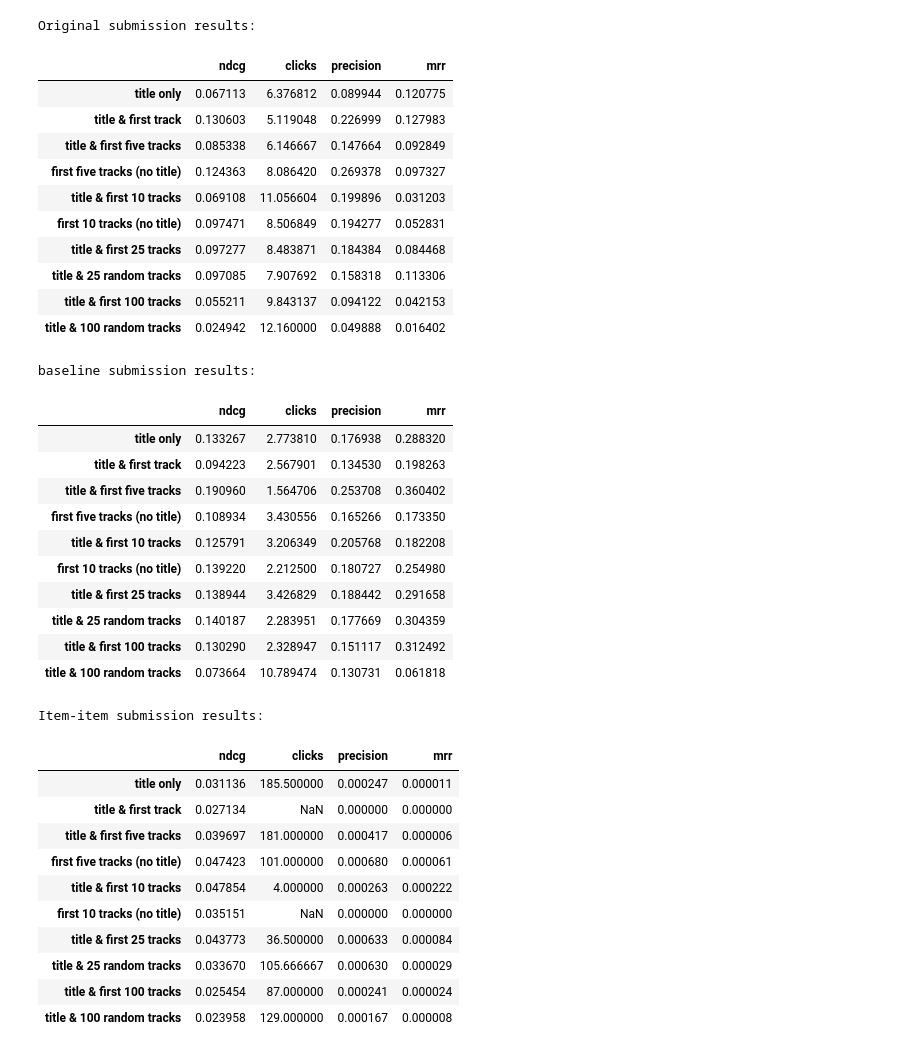
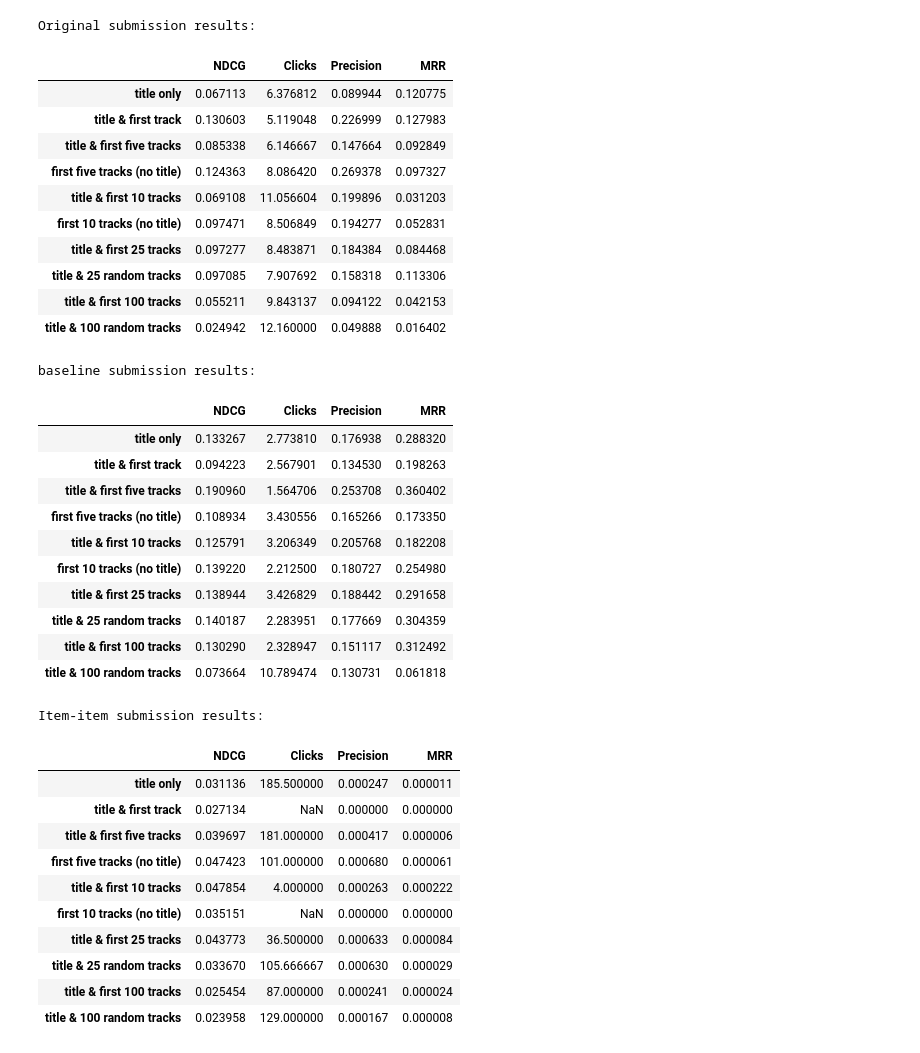
Before and after one commit to PeterOlsen1/csci5123-proj, a Jupyter notebook: interpret_results.ipynb, the cells around one changed output. Drawn from its saved outputs; the diff is of its cells as text; code cells hidden in the pictures.

```diff
--- a/interpret_results.ipynb
+++ b/interpret_results.ipynb
@@ -213,30 +213,32 @@ def partition_results(results):
 # %%
 def display_results(submission_file):
     '''
     Do the heavy lifting of calling previous functions.
 
     This function will take a csv file with the same format as submission.hdf
     and display the results in a table.
     '''
     averages, buckets = partition_results(get_performance_results(submission_file))
 
     table = pd.DataFrame(averages)
     table.index = ['title only', 'title & first track',
                 'title & first five tracks', 'first five tracks (no title)',
                 'title & first 10 tracks', 'first 10 tracks (no title)',
                 'title & first 25 tracks', 'title & 25 random tracks',
                 'title & first 100 tracks', 'title & 100 random tracks']
-    display(table)
+    table.columns = ['NDCG', 'Clicks', 'Precision', 'MRR']
+
+    return table
 
 print("Original submission results:")
-display_results('submission.hdf')
-print("baseline submission results:")
-display_results('baseline_submission.hdf')
+display(display_results('submission.hdf'))
+print("frequency submission results:")
+display(display_results('frequency_submission.hdf'))
 print("Item-item submission results:")
-display_results('item_item_submission.hdf')
+display(display_results('item_item_submission.hdf'))
 # %% [output]
 Original submission results:
-|  | ndcg | clicks | precision | mrr |
+|  | NDCG | Clicks | Precision | MRR |
 | title only | 0.067113 | 6.376812 | 0.089944 | 0.120775 |
 | title & first track | 0.130603 | 5.119048 | 0.226999 | 0.127983 |
 | title & first five tracks | 0.085338 | 6.146667 | 0.147664 | 0.092849 |
@@ -248,7 +250,7 @@ Original submission results:
 | title & first 100 tracks | 0.055211 | 9.843137 | 0.094122 | 0.042153 |
 | title & 100 random tracks | 0.024942 | 12.160000 | 0.049888 | 0.016402 |
 baseline submission results:
-|  | ndcg | clicks | precision | mrr |
+|  | NDCG | Clicks | Precision | MRR |
 | title only | 0.133267 | 2.773810 | 0.176938 | 0.288320 |
 | title & first track | 0.094223 | 2.567901 | 0.134530 | 0.198263 |
 | title & first five tracks | 0.190960 | 1.564706 | 0.253708 | 0.360402 |
@@ -260,7 +262,7 @@ baseline submission results:
 | title & first 100 tracks | 0.130290 | 2.328947 | 0.151117 | 0.312492 |
 | title & 100 random tracks | 0.073664 | 10.789474 | 0.130731 | 0.061818 |
 Item-item submission results:
-|  | ndcg | clicks | precision | mrr |
+|  | NDCG | Clicks | Precision | MRR |
 | title only | 0.031136 | 185.500000 | 0.000247 | 0.000011 |
 | title & first track | 0.027134 | NaN | 0.000000 | 0.000000 |
 | title & first five tracks | 0.039697 | 181.000000 | 0.000417 | 0.000006 |
```
Also changed, not shown: parts of 1 cell of this notebook, 6 other files.
